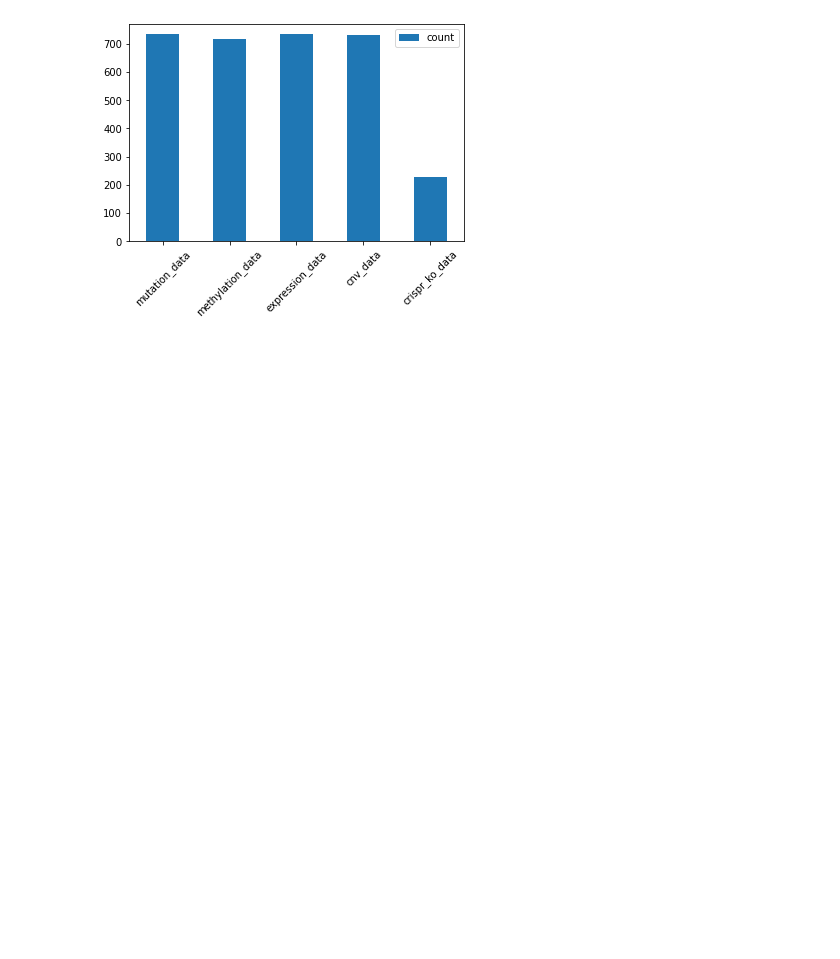
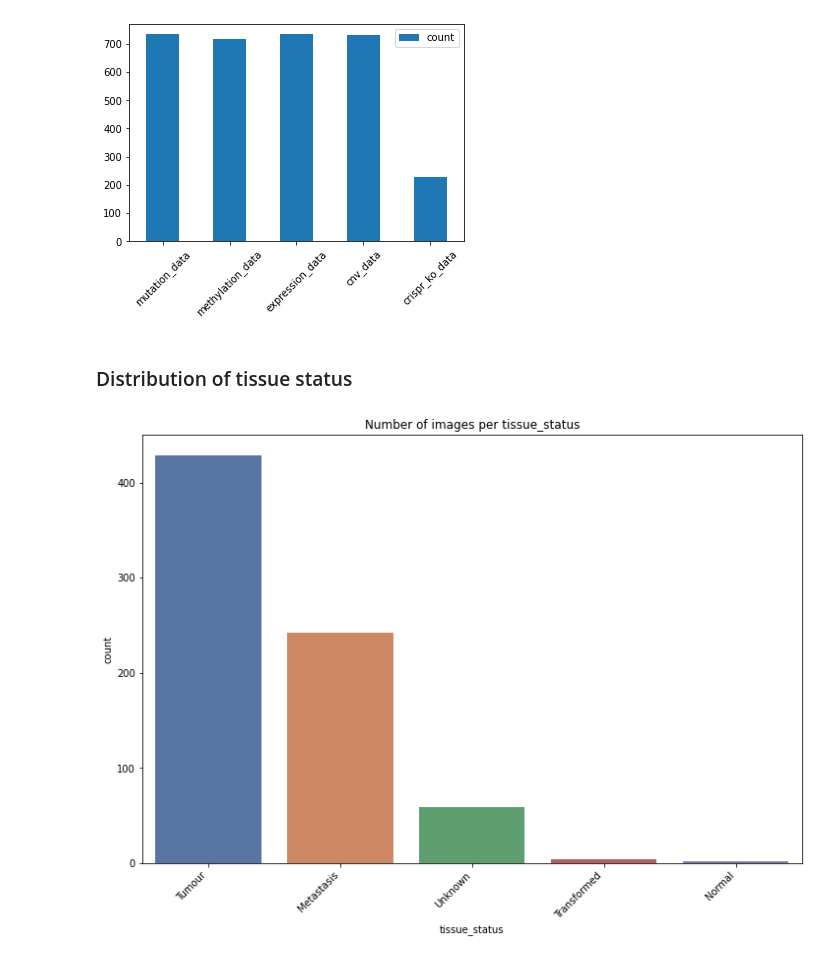
Before and after one commit to apollo994/CMP_, a Jupyter notebook: notebooks/images_summary.ipynb, the cells around one changed output. Drawn from its saved outputs; the diff is of its cells as text; code cells hidden in the pictures; blank space fills up the shorter version.

Commit message:
status, end notes

```diff
--- a/notebooks/images_summary.ipynb
+++ b/notebooks/images_summary.ipynb
@@ -118,3 +119,9 @@ omics_count.plot.bar(rot=45)
 # %% [output]
 <matplotlib.axes._subplots.AxesSubplot at 0x...>
 [figure]
+# %% [markdown]
+### Distribution of tissue status
+# %%
+plot_ft_many(data, 'tissue_status')
+# %% [output]
+[figure, added]
```
Also changed, not shown: parts of 7 cells of this notebook.
